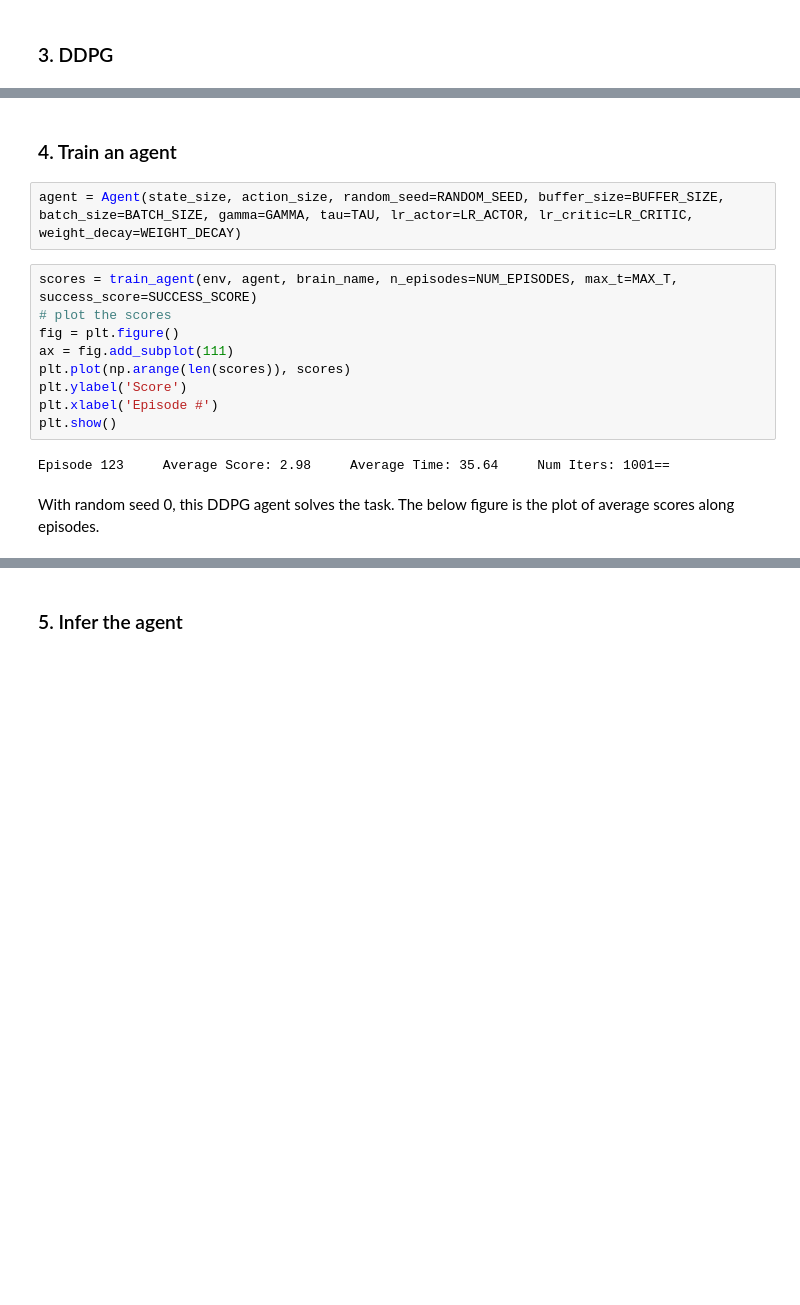
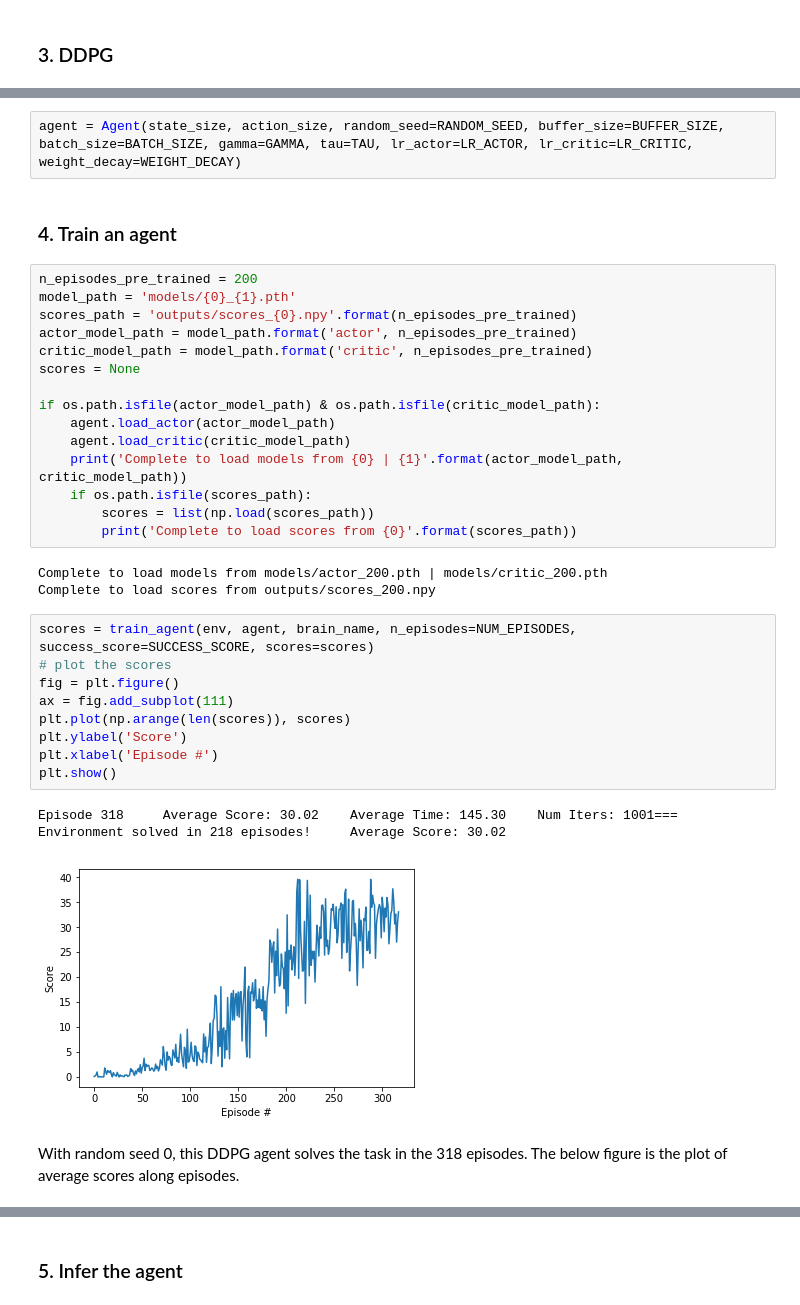
Before and after one commit to dongyoon-wee/deep-reinforcement-learning, a Jupyter notebook: continuous_control/Report.ipynb, the cells around one changed output, grey strips where cells are left out. Cells and saved outputs as stored; diff of their text form; blank space fills up the shorter version.

```diff
--- a/continuous_control/Report.ipynb
+++ b/continuous_control/Report.ipynb
@@ -88,17 +121,37 @@ SUCCESS_SCORE = 30
+# %%
+agent = Agent(state_size, action_size, random_seed=RANDOM_SEED, buffer_size=BUFFER_SIZE, batch_size=BATCH_SIZE, gamma=GAMMA, tau=TAU, lr_actor=LR_ACTOR, lr_critic=LR_CRITIC, weight_decay=WEIGHT_DECAY)
 # %% [markdown]
 ### 4. Train an agent
-# %%
-agent = Agent(state_size, action_size, random_seed=RANDOM_SEED, buffer_size=BUFFER_SIZE, batch_size=BATCH_SIZE, gamma=GAMMA, tau=TAU, lr_actor=LR_ACTOR, lr_critic=LR_CRITIC, weight_decay=WEIGHT_DECAY)
+# %%
+n_episodes_pre_trained = 200
+model_path = 'models/{0}_{1}.pth'
+scores_path = 'outputs/scores_{0}.npy'.format(n_episodes_pre_trained)
+actor_model_path = model_path.format('actor', n_episodes_pre_trained)
+critic_model_path = model_path.format('critic', n_episodes_pre_trained)
+scores = None
+
+if os.path.isfile(actor_model_path) & os.path.isfile(critic_model_path):
+    agent.load_actor(actor_model_path)
+    agent.load_critic(critic_model_path)
+    print('Complete to load models from {0} | {1}'.format(actor_model_path, critic_model_path))
+    if os.path.isfile(scores_path):
+        scores = list(np.load(scores_path))
+        print('Complete to load scores from {0}'.format(scores_path))
+# %% [output]
+Complete to load models from models/actor_200.pth | models/critic_200.pth
+Complete to load scores from outputs/scores_200.npy
 # %%
-scores = train_agent(env, agent, brain_name, n_episodes=NUM_EPISODES, max_t=MAX_T, success_score=SUCCESS_SCORE)
+scores = train_agent(env, agent, brain_name, n_episodes=NUM_EPISODES, success_score=SUCCESS_SCORE, scores=scores)
 # plot the scores
 fig = plt.figure()
 ax = fig.add_subplot(111)
 plt.plot(np.arange(len(scores)), scores)
 plt.ylabel('Score')
 plt.xlabel('Episode #')
 plt.show()
 # %% [output]
-Episode 123     Average Score: 2.98     Average Time: 35.64     Num Iters: 1001==
+Episode 318     Average Score: 30.02    Average Time: 145.30    Num Iters: 1001===
+Environment solved in 218 episodes!     Average Score: 30.02
+[figure, added]
 # %% [markdown]
-With random seed 0, this DDPG agent solves the task. The below figure is the plot of average scores along episodes.
+With random seed 0, this DDPG agent solves the task in the 318 episodes. The below figure is the plot of average scores along episodes.
```
Also changed, not shown: parts of 11 cells of this notebook, 9 other files.
